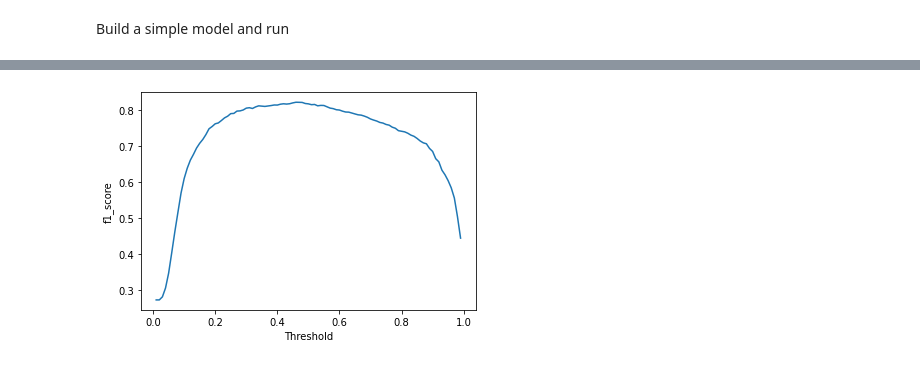
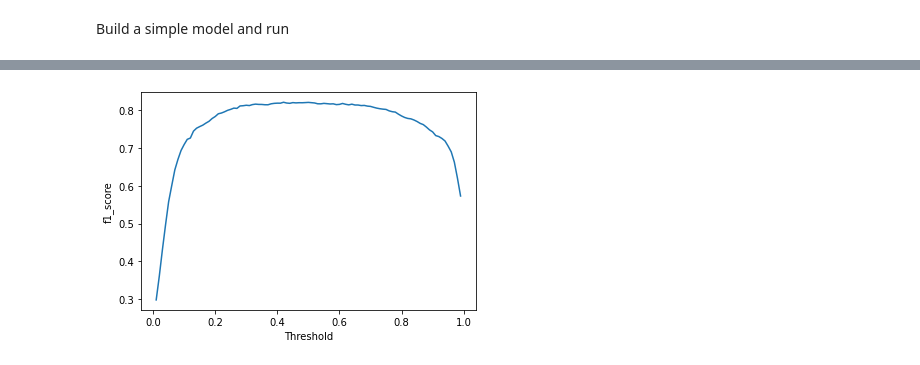
Before and after one commit to GaoangLiu/AA_ipynb, a Jupyter notebook: NLP_with_Disaster_Tweets.ipynb, the cells around one changed output, grey strips where cells are left out. Saved outputs shown, nothing was run; the diff lists cells and outputs as text; code cells hidden in the pictures.

```diff
--- a/NLP_with_Disaster_Tweets.ipynb
+++ b/NLP_with_Disaster_Tweets.ipynb
@@ -347,6 +362,6 @@ weighted avg       0.31      0.56      0.40      1523
 <keras.callbacks.callbacks.History at 0x...>
 # %%
 # Find maximum threshold
-model =
+model = load_model('weights_base_best.hdf5')
 threshold = Helper().locate_threshold(model, X_val, y_val)
 # %% [output]
@@ -355,4 +370,4 @@ Best f1 score 0.8208978370547855, best threshold 0.46
-[figure, old version]
+[figure, new version]
 # %%
 # output submission
 sub = pd.read_csv('sample_submission.csv')
```
Also changed, not shown: parts of 11 cells of this notebook.
